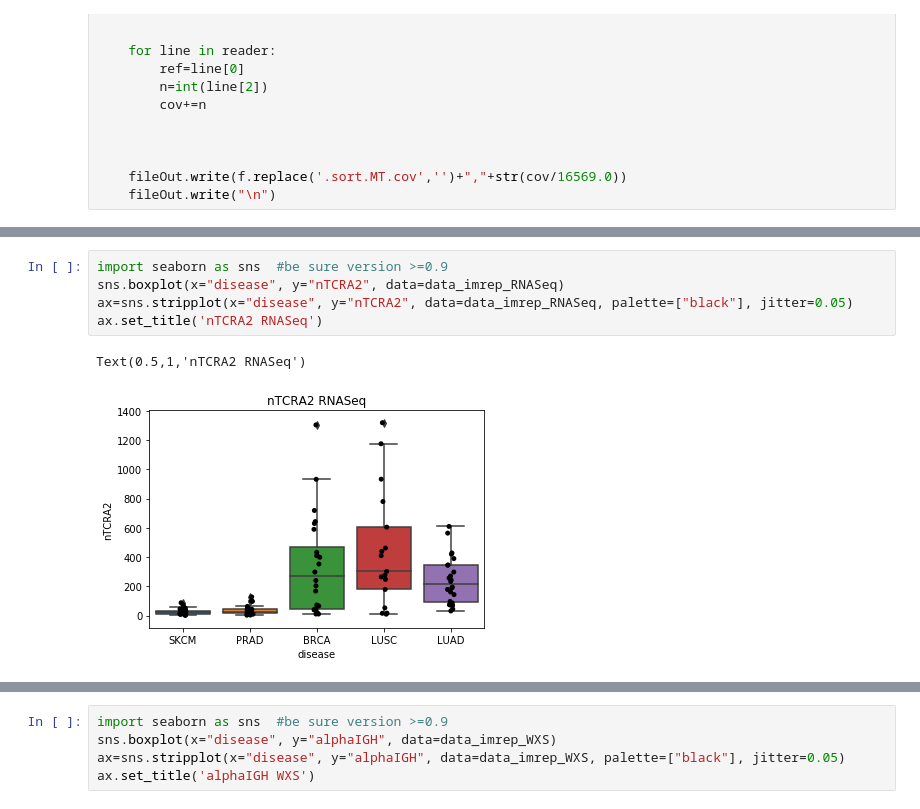
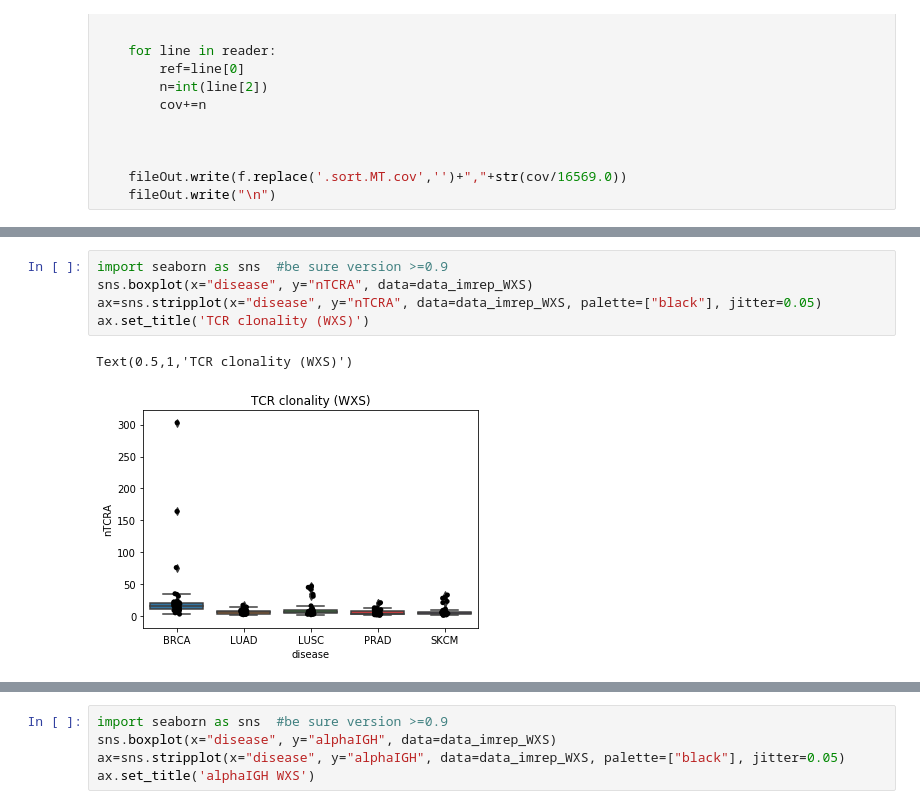
Before and after one commit to smangul1/seeing.beyond.target.results, a Jupyter notebook: raw.results/analysis.ipynb, the cells around one changed output, grey strips where cells are left out. Cells and saved outputs as stored; diff of their text form.

```diff
--- a/raw.results/analysis.ipynb
+++ b/raw.results/analysis.ipynb
@@ -484,8 +503,8 @@ Text(0.5,1,'diversity IGH RNASeq')
 # %%
 import seaborn as sns  #be sure version >=0.9
-sns.boxplot(x="disease", y="nTCRA2", data=data_imrep_RNASeq)
-ax=sns.stripplot(x="disease", y="nTCRA2", data=data_imrep_RNASeq, palette=["black"], jitter=0.05)
-ax.set_title('nTCRA2 RNASeq')
+sns.boxplot(x="disease", y="nTCRA", data=data_imrep_WXS)
+ax=sns.stripplot(x="disease", y="nTCRA", data=data_imrep_WXS, palette=["black"], jitter=0.05)
+ax.set_title('TCR clonality (WXS)')
 # %% [output]
-Text(0.5,1,'nTCRA2 RNASeq')
+Text(0.5,1,'TCR clonality (WXS)')
-[figure, old version]
+[figure, new version]
```
Also changed, not shown: parts of 38 cells of this notebook, 1 other file.
